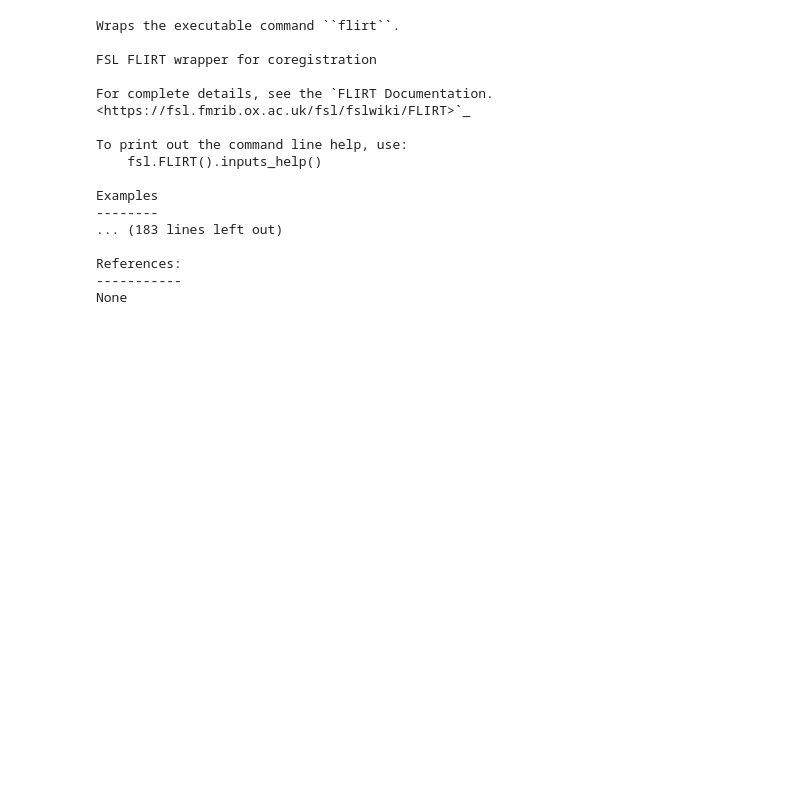
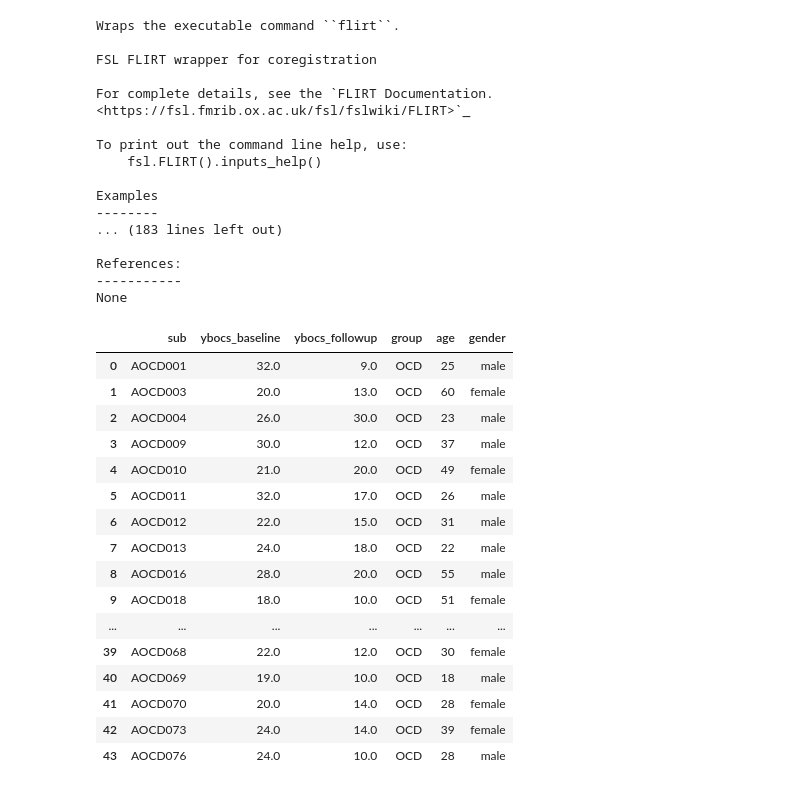
Before and after one commit to XiaoqianXiao/OCD_RO1, a Jupyter notebook: try.ipynb, the cells around one changed output. Saved outputs shown, nothing was run; the diff lists cells and outputs as text; code cells hidden in the pictures; blank space fills up the shorter version.

Commit message:
add group script

```diff
--- a/try.ipynb
+++ b/try.ipynb
@@ -164,3 +164,41 @@ networks_file = os.path.join(pcc_dir, 'networks.nii')
 work_dir = '/Users/xiaoqianxiao/projects/OCD'
 # %%
 extract_pcc_roi(networks_file)
+# %%
+OCD_dir = '/Users/xiaoqianxiao/projects/OCD'
+demo_file = os.path.join(OCD_dir, 'shared_demographics.csv')
+clinical_file = os.path.join(OCD_dir, 'shared_clinical.csv')
+OCD_out_file = os.path.join(OCD_dir, 'clinical.csv')
+# %%
+df_demo_all = pd.read_csv(demo_file)
+df_clinical_all = pd.read_csv(clinical_file)
+df_demo = df_demo_all[['sub', 'group', 'age', 'gender']]
+df_demo = df_demo.dropna()
+# %%
+df_clinical = df_clinical_all[['sub', 'ses', 'ybocs']]
+df_clinical = df_clinical.dropna()
+df_clinical_wide = df_clinical.pivot(index='sub', columns='ses', values='ybocs').reset_index()
+df_clinical_wide.columns = ['sub'] + [f'ybocs_{col}' for col in df_clinical_wide.columns if col != 'sub']
+# %%
+df_merged = df_clinical_wide.merge(df_demo, on='sub', how='left')
+df_merged.to_csv(OCD_out_file, index=False)
+# %%
+df_merged
+# %% [output]
+|  | sub | ybocs_baseline | ybocs_followup | group | age | gender |
+| 0 | AOCD001 | 32.0 | 9.0 | OCD | 25 | male |
+| 1 | AOCD003 | 20.0 | 13.0 | OCD | 60 | female |
+| 2 | AOCD004 | 26.0 | 30.0 | OCD | 23 | male |
+| 3 | AOCD009 | 30.0 | 12.0 | OCD | 37 | male |
+| 4 | AOCD010 | 21.0 | 20.0 | OCD | 49 | female |
+| 5 | AOCD011 | 32.0 | 17.0 | OCD | 26 | male |
+| 6 | AOCD012 | 22.0 | 15.0 | OCD | 31 | male |
+| 7 | AOCD013 | 24.0 | 18.0 | OCD | 22 | male |
+| 8 | AOCD016 | 28.0 | 20.0 | OCD | 55 | male |
+| 9 | AOCD018 | 18.0 | 10.0 | OCD | 51 | female |
+| ... | ... | ... | ... | ... | ... | ... |
+| 39 | AOCD068 | 22.0 | 12.0 | OCD | 30 | female |
+| 40 | AOCD069 | 19.0 | 10.0 | OCD | 18 | male |
+| 41 | AOCD070 | 20.0 | 14.0 | OCD | 28 | female |
+| 42 | AOCD073 | 24.0 | 14.0 | OCD | 39 | female |
+| 43 | AOCD076 | 24.0 | 10.0 | OCD | 28 | male |
```
Also changed, not shown: parts of 2 cells of this notebook, 2 other files.
